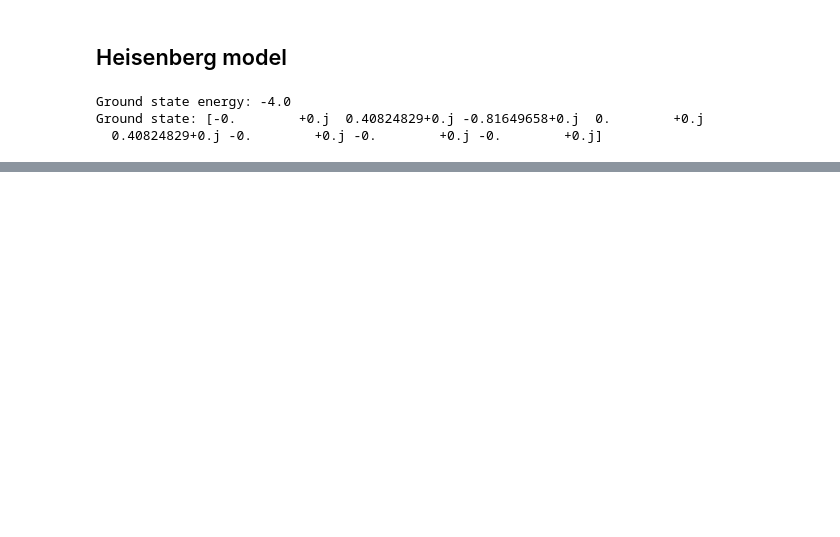
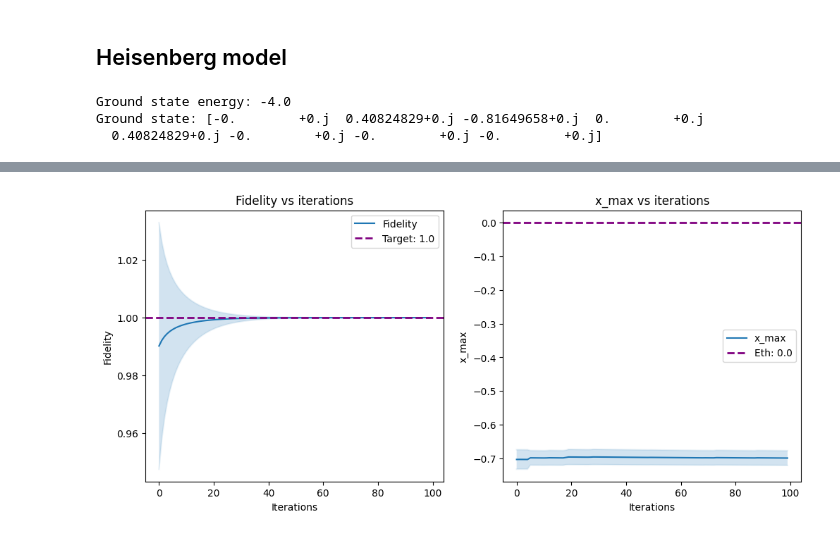
Before and after one commit to Gopal-Dahale/measurement-based-ite, a Jupyter notebook: mite-numpy.ipynb, the cells around one changed output, grey strips where cells are left out. Saved outputs shown, nothing was run; the diff lists cells and outputs as text; code cells hidden in the pictures; blank space fills up the shorter version.

```diff
--- a/mite-numpy.ipynb
+++ b/mite-numpy.ipynb
@@ -21,5 +21,11 @@ Hadamard = (1/np.sqrt(2))*np.array([[1, 1],
 
 zero_state = np.array([1, 0])
 plus_state = Hadamard @ zero_state
+# %%
+def apply_hadamard(num_qubits, state):
+    Hadamard = (1/np.sqrt(2))*np.array([[1, 1],
+                                    [1, -1]])
+    operator = [Hadamard]*num_qubits
+    return reduce(np.kron, operator) @ state
 # %% [markdown]
 ## Single qubit
@@ -218,0 +330,29 @@ ax2.legend()
+# %%
+random_circuit = random_param_circuit(L)
+# %%
+state = np.array([1] + [0]*(2**L - 1), dtype=np.complex128)
+state = apply_hadamard(L, state)
+eps = 0.12
+Eth = 0.0
+feedback = GaussianFeedback(eps, Eth)
+
+fidelities = []
+x_maxes = []
+
+for _ in range(20):
+    temp_fidelities = []
+    temp_x_maxes = []
+    for i in range(100):
+        state, m = weak_measurement(state, hamiltonian, eps)
+        feedback.update(m)
+        x_max, cond = feedback.cond()
+        temp_x_maxes.append(x_max)
+        if cond:
+            state = random_circuit @ state
+        temp_fidelities.append(fidelity(state, ground_state))
+    x_maxes.append(temp_x_maxes.copy())
+    fidelities.append(temp_fidelities.copy())
+# %%
+plot(x_maxes, fidelities, Eth)
+# %% [output]
+[figure, added]
```
Also changed, not shown: parts of 14 cells of this notebook.
